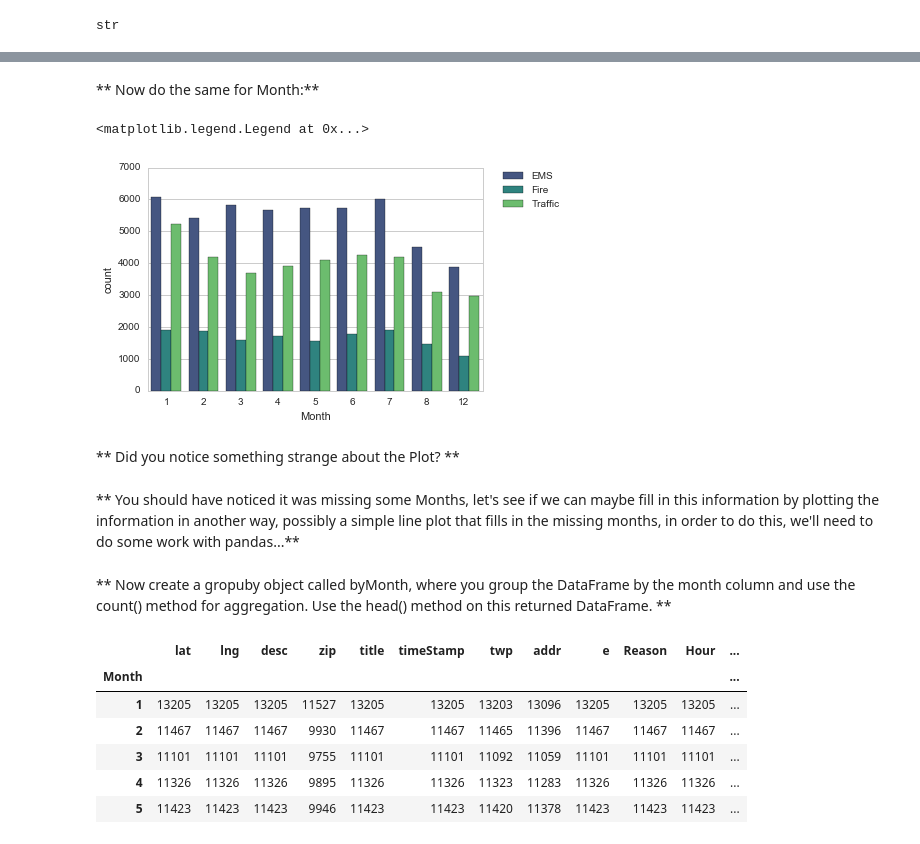
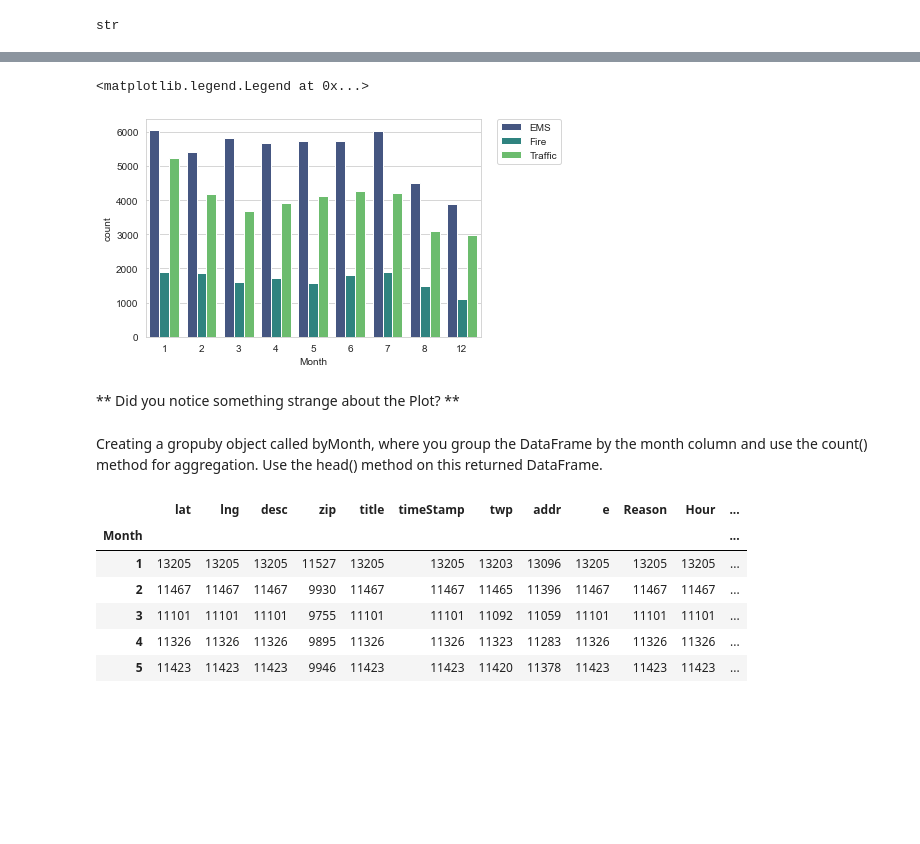
Before and after one commit to Sathyam-Kakodkar/911-Calls, a Jupyter notebook: 911 Calls (py file).ipynb, the cells around one changed output, grey strips where cells are left out. Saved outputs shown, nothing was run; the diff lists cells and outputs as text; code cells hidden in the pictures; blank space fills up the shorter version.

```diff
--- a/911 Calls (py file).ipynb
+++ b/911 Calls (py file).ipynb
@@ -158,18 +139,18 @@ plt.legend(bbox_to_anchor=(1.05, 1), loc=2, borderaxespad=0.)
-# %% [markdown]
-** Now do the same for Month:**
-# %%
--
-# %% [output]
-<matplotlib.legend.Legend at 0x...>
-[figure, removed]
+# %%
+# doing same for the Month
+sns.countplot(x= 'Month', data= df, hue='Reason', palette= 'viridis')
+
+# To relocate the legend
+plt.legend(bbox_to_anchor=(1.05, 1), loc=2, borderaxespad=0.)
+# %% [output]
+<matplotlib.legend.Legend at 0x...>
+[figure, added]
 # %% [markdown]
 ** Did you notice something strange about the Plot? **
 # %%
 # It is missing some months! 9,10, and 11 are not there.
-# %% [markdown]
-** You should have noticed it was missing some Months, let's see if we can maybe fill in this information by plotting the information in another way, possibly a simple line plot that fills in the missing months, in order to do this, we'll need to do some work with pandas...**
 # %% [markdown]
-** Now create a gropuby object called byMonth, where you group the DataFrame by the month column and use the count() method for aggregation. Use the head() method on this returned DataFrame. **
+Creating a gropuby object called byMonth, where you group the DataFrame by the month column and use the count() method for aggregation. Use the head() method on this returned DataFrame.
 # %%
 byMonth = df.groupby('Month').count()
 byMonth.head()
```
Also changed, not shown: parts of 62 cells of this notebook.
